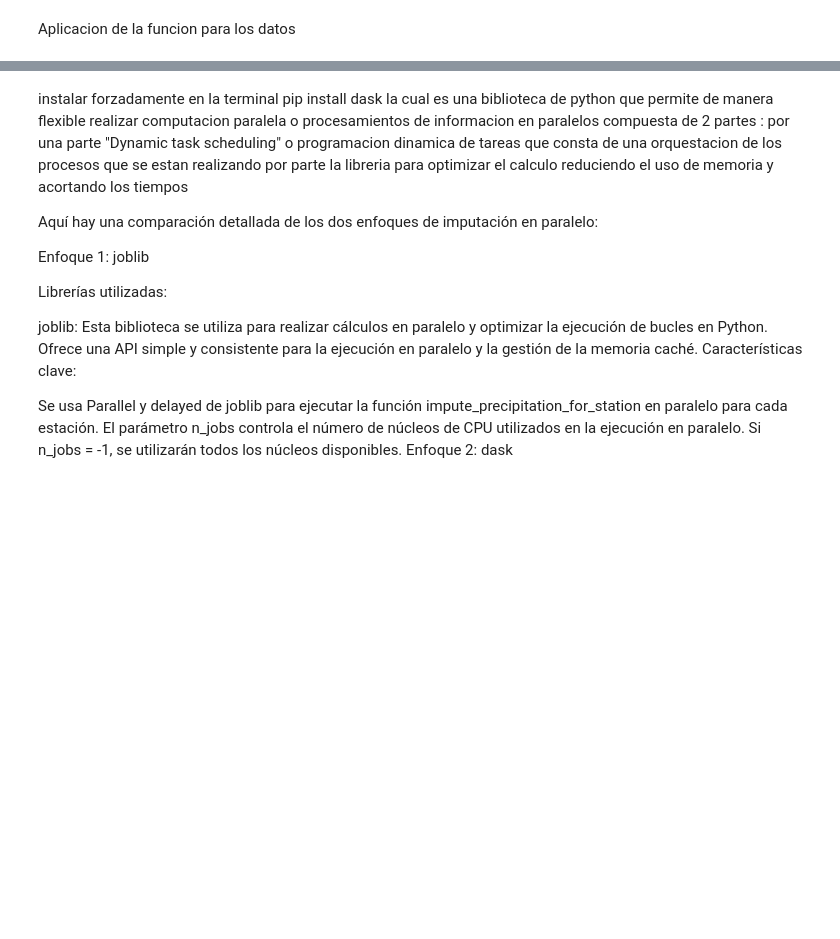
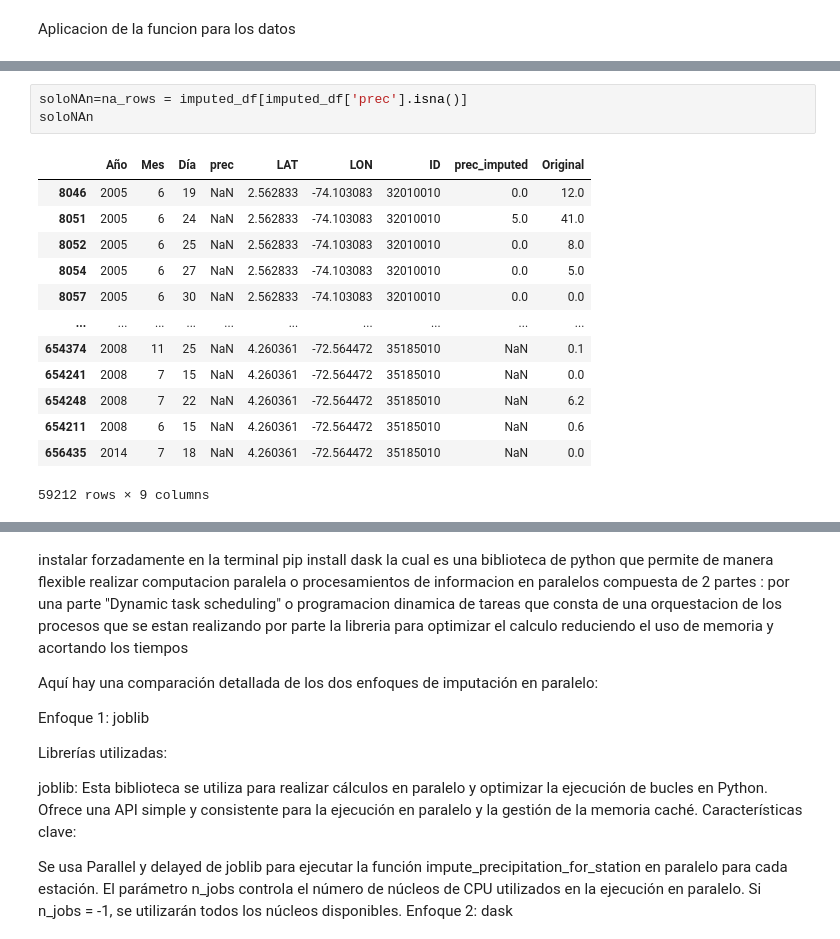
Before and after one commit to Ronaldoh99/Proyecto_mod_precipitacion, a Jupyter notebook: Codigos de Python/NoteNook_model_KNN.ipynb, the cells around one changed output, grey strips where cells are left out. Cells and saved outputs as stored; diff of their text form; blank space fills up the shorter version.

```diff
--- a/Codigos de Python/NoteNook_model_KNN.ipynb
+++ b/Codigos de Python/NoteNook_model_KNN.ipynb
@@ -661,0 +1018,17 @@ memory usage: 30.0 MB
+# %%
+soloNAn=na_rows = imputed_df[imputed_df['prec'].isna()]
+soloNAn
+# %% [output]
+|  | Año | Mes | Día | prec | LAT | LON | ID | prec_imputed | Original |
+| 8046 | 2005 | 6 | 19 | NaN | 2.562833 | -74.103083 | 32010010 | 0.0 | 12.0 |
+| 8051 | 2005 | 6 | 24 | NaN | 2.562833 | -74.103083 | 32010010 | 5.0 | 41.0 |
+| 8052 | 2005 | 6 | 25 | NaN | 2.562833 | -74.103083 | 32010010 | 0.0 | 8.0 |
+| 8054 | 2005 | 6 | 27 | NaN | 2.562833 | -74.103083 | 32010010 | 0.0 | 5.0 |
+| 8057 | 2005 | 6 | 30 | NaN | 2.562833 | -74.103083 | 32010010 | 0.0 | 0.0 |
+| ... | ... | ... | ... | ... | ... | ... | ... | ... | ... |
+| 654374 | 2008 | 11 | 25 | NaN | 4.260361 | -72.564472 | 35185010 | NaN | 0.1 |
+| 654241 | 2008 | 7 | 15 | NaN | 4.260361 | -72.564472 | 35185010 | NaN | 0.0 |
+| 654248 | 2008 | 7 | 22 | NaN | 4.260361 | -72.564472 | 35185010 | NaN | 6.2 |
+| 654211 | 2008 | 6 | 15 | NaN | 4.260361 | -72.564472 | 35185010 | NaN | 0.6 |
+| 656435 | 2014 | 7 | 18 | NaN | 4.260361 | -72.564472 | 35185010 | NaN | 0.0 |
+59212 rows × 9 columns
```
Also changed, not shown: parts of 44 cells of this notebook.
